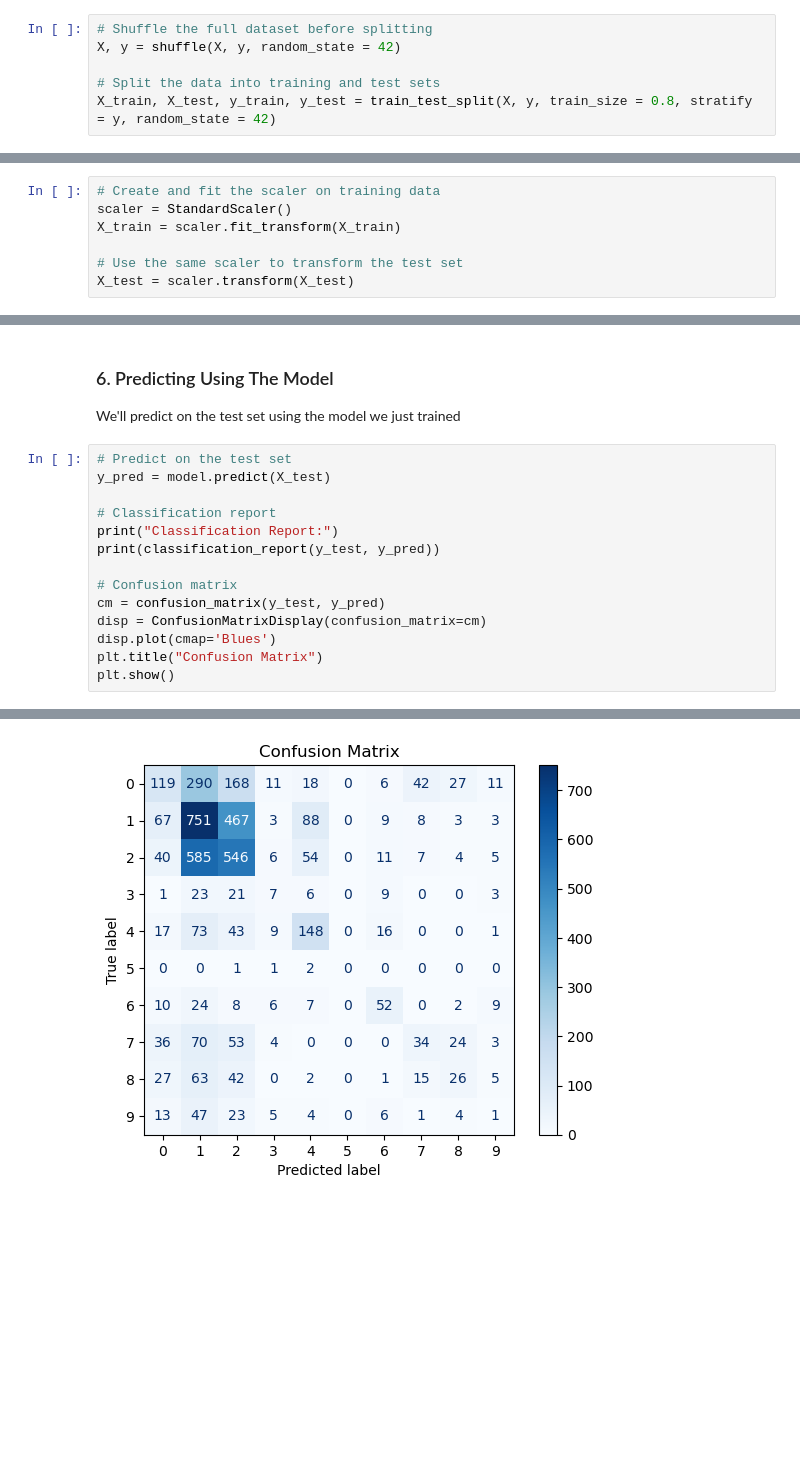
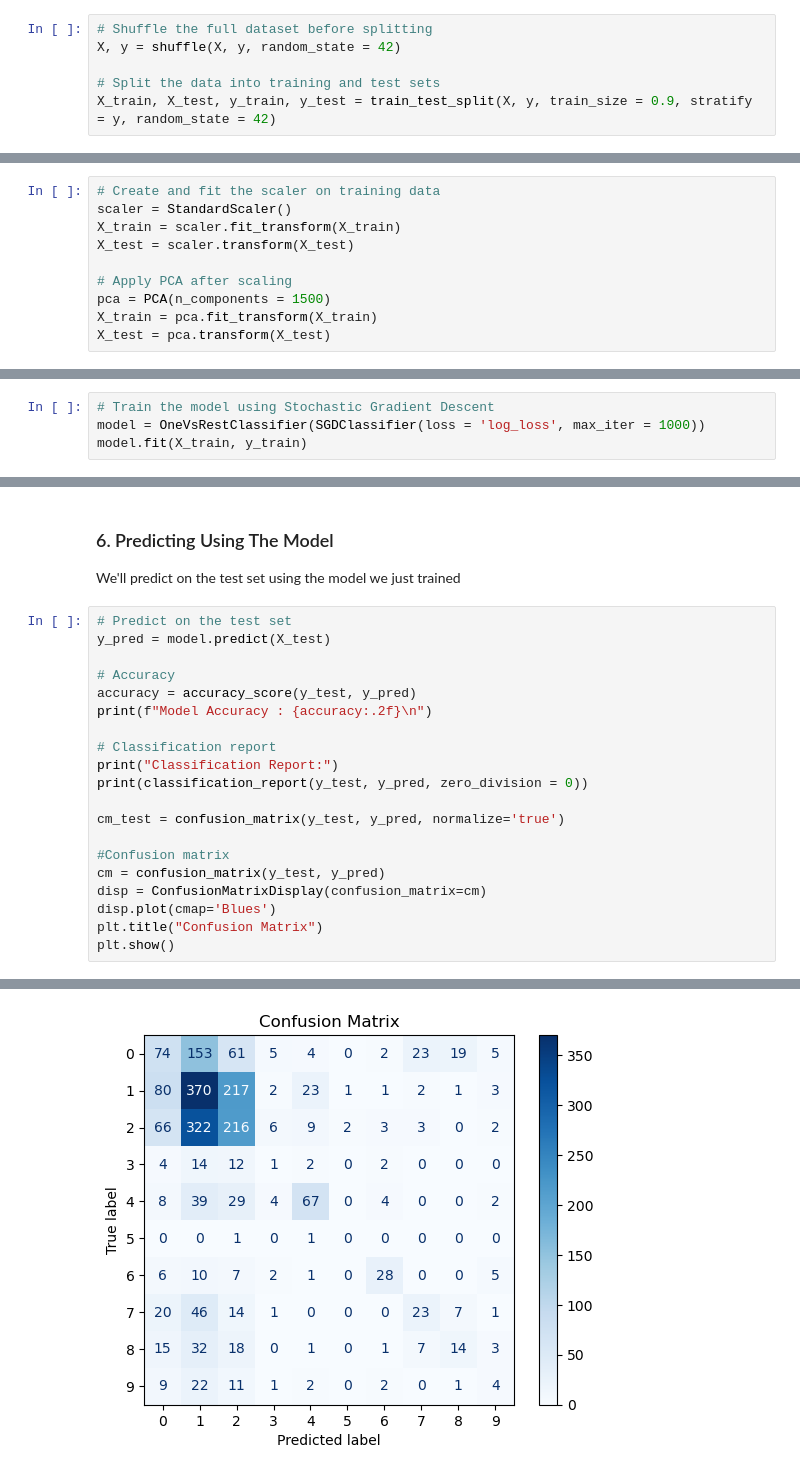
Before and after one commit to gfernan5/galaxy_classifier, a Jupyter notebook: galaxy_classifier.ipynb, the cells around one changed output, grey strips where cells are left out. Drawn from its saved outputs; the diff is of its cells as text; blank space fills up the shorter version.

```diff
--- a/galaxy_classifier.ipynb
+++ b/galaxy_classifier.ipynb
@@ -71,7 +70,7 @@ Once we have the data put into separate categories, we split it into training an
 X, y = shuffle(X, y, random_state = 42)
 
 # Split the data into training and test sets
-X_train, X_test, y_train, y_test = train_test_split(X, y, train_size = 0.8, stratify = y, random_state = 42)
+X_train, X_test, y_train, y_test = train_test_split(X, y, train_size = 0.9, stratify = y, random_state = 42)
 # %% [markdown]
 ### 4. Scaling Features
 We'll scale the features so that logistic regression converges better
@@ -79,9 +78,12 @@ We'll scale the features so that logistic regression converges better
 # Create and fit the scaler on training data
 scaler = StandardScaler()
 X_train = scaler.fit_transform(X_train)
+X_test = scaler.transform(X_test)
 
-# Use the same scaler to transform the test set
-X_test = scaler.transform(X_test)
+# Apply PCA after scaling
+pca = PCA(n_components = 1500)
+X_train = pca.fit_transform(X_train)
+X_test = pca.transform(X_test)
 # %% [markdown]
 ### 5. Training The Model!
 We'll start training the logistic regression model
@@ -96,0 +90,4 @@ OneVsRestClassifier(estimator=SGDClassifier(loss='log_loss', max_iter=500))
+# %%
+# Train the model using Stochastic Gradient Descent
+model = OneVsRestClassifier(SGDClassifier(loss = 'log_loss', max_iter = 1000))
+model.fit(X_train, y_train)
@@ -101,11 +100,17 @@ We'll predict on the test set using the model we just trained
 # Predict on the test set
 y_pred = model.predict(X_test)
 
+# Accuracy
+accuracy = accuracy_score(y_test, y_pred)
+print(f"Model Accuracy : {accuracy:.2f}\n")
+
 # Classification report
 print("Classification Report:")
-print(classification_report(y_test, y_pred))
+print(classification_report(y_test, y_pred, zero_division = 0))
 
-# Confusion matrix
+cm_test = confusion_matrix(y_test, y_pred, normalize='true')
+
+#Confusion matrix
 cm = confusion_matrix(y_test, y_pred)
 disp = ConfusionMatrixDisplay(confusion_matrix=cm)
 disp.plot(cmap='Blues')
@@ -132 +139 @@ weighted avg       0.37      0.39      0.37      4357
-[figure, old version]
+[figure, new version]
```
Also changed, not shown: parts of 5 cells of this notebook.
